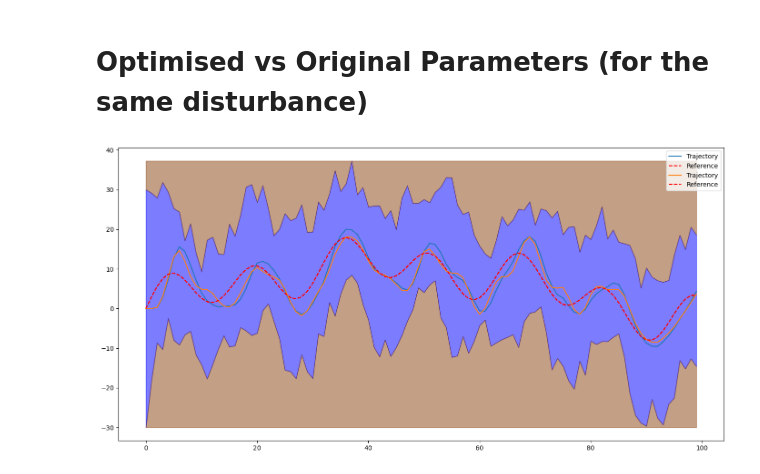
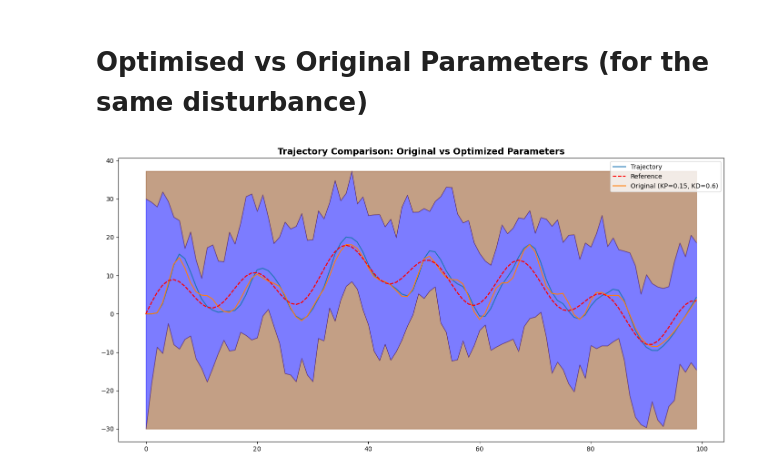
Before and after one commit to LaithShareiyat/B1-Coding-Practical-UUV, a Jupyter notebook: notebooks/demo.ipynb, the cells around one changed output. Saved outputs shown, nothing was run; the diff lists cells and outputs as text; code cells hidden in the pictures.

Commit message:
EXTRA: Removed duplicate reference and renames the trajectories

```diff
--- a/notebooks/demo.ipynb
+++ b/notebooks/demo.ipynb
@@ -92,22 +92,42 @@ Optimal KP: 0.09, Optimal KD: 0.76, with MSE: 8.78022172316094
 # %%
 # Original paramters simulation - disturbances must be the same for comparison
 og_controller = Controller(KP=0.15, KD=0.6)
 og_closed_loop = ClosedLoop(sub, og_controller)
 og_trajectory = og_closed_loop.simulate(mission, fixed_disturbances)
 
 # Optimised parameters simulation - disturbances must be the same for comparison
 opt_controller = Controller(KP=best_KP, KD=best_KD)
 opt_closed_loop = ClosedLoop(sub, opt_controller)
 opt_trajectory = opt_closed_loop.simulate(mission, fixed_disturbances)
 
 # Plot both on the same figure
 fig, ax = plt.subplots(figsize=(14, 7))
 
 # Plot both
 og_trajectory.plot_completed_mission(mission, ax=ax, show=False)
 opt_trajectory.plot_completed_mission(mission, ax=ax, show=False)
 
+# Changed legend labels to distinguish between original and optimized
+handles, labels = ax.get_legend_handles_labels()
+
+# Remove duplicate reference lines and update labels
+new_labels = []
+new_handles = []
+for i, label in enumerate(labels):
+    if 'Trajectory' in label and i == len(labels) - 2:
+        new_labels.append(f'Original (KP=0.15, KD=0.6)')
+        new_handles.append(handles[i])
+    elif 'Trajectory' in label and i == len(labels) - 1:
+        new_labels.append(f'Optimized (KP={best_KP:.3f}, KD={best_KD:.3f})')
+        new_handles.append(handles[i])
+    elif label not in new_labels:  # Avoid duplicates for cave and reference
+        new_labels.append(label)
+        new_handles.append(handles[i])
+
+ax.legend(new_handles, new_labels, loc='upper right')
+ax.set_title('Trajectory Comparison: Original vs Optimized Parameters', fontsize=14, fontweight='bold')
+
 plt.tight_layout()
 plt.show()
 # %% [output]
-[figure, old version]
+[figure, new version]
```
